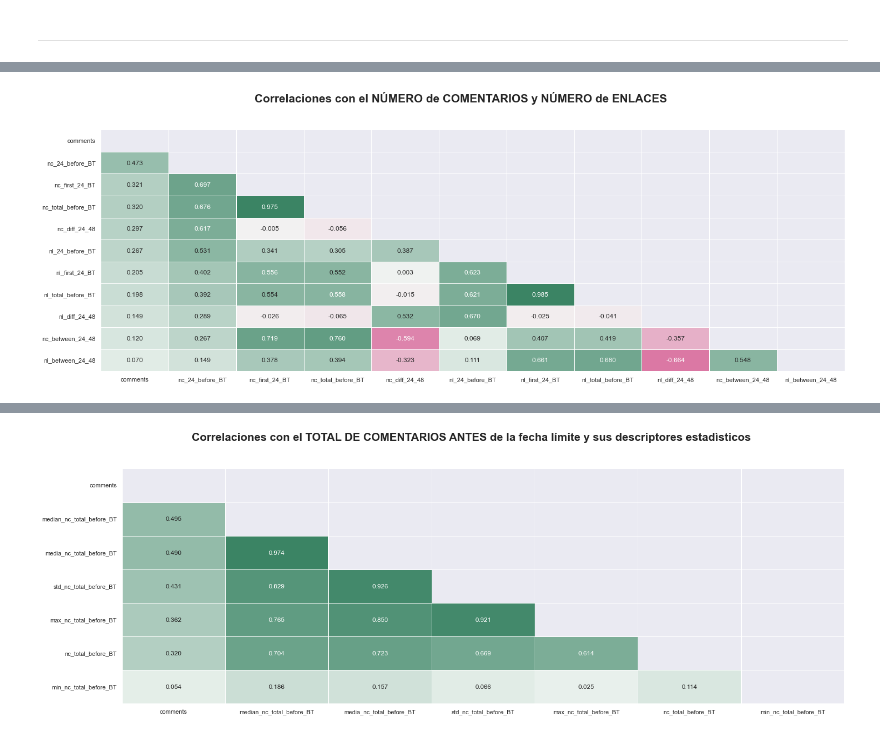
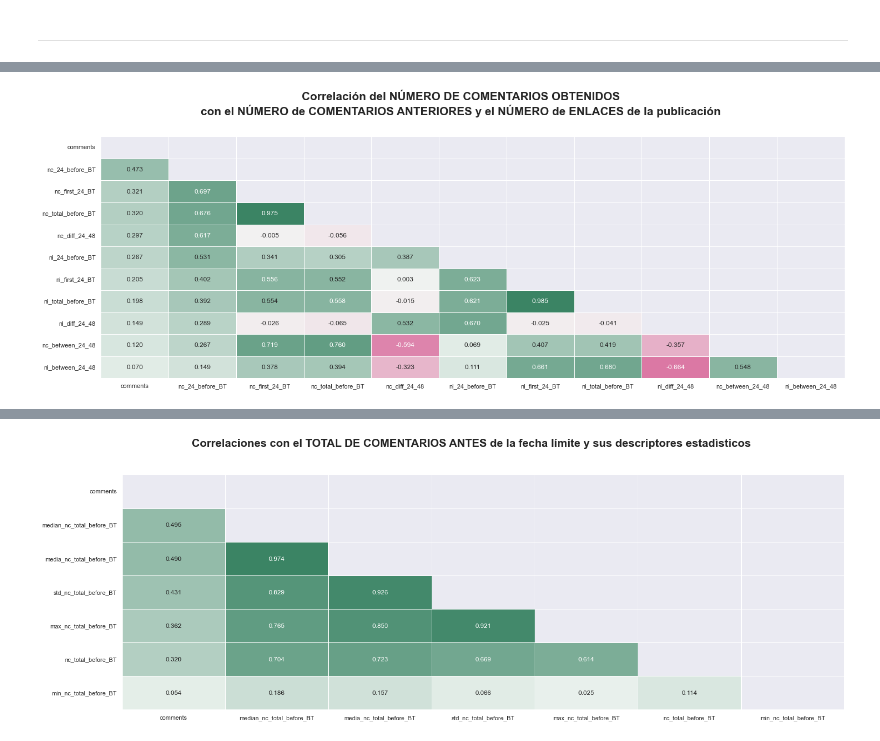
Before and after one commit to jtentor/DHDSFW, a Jupyter notebook: EDA_00.ipynb, the cells around one changed output, grey strips where cells are left out. Saved outputs shown, nothing was run; the diff lists cells and outputs as text; code cells hidden in the pictures.

```diff
--- a/EDA_00.ipynb
+++ b/EDA_00.ipynb
@@ -117,12 +117,13 @@ def blogData_labels(data) :
 labels = blogData_labels(data)
 target = 'comments'
 # %%
-def set_figure(row, col, suptitle) :
+def set_figure(row, col, suptitle=None) :
     u''' Activate matplot figure setting size and super title
     '''
     fig = plt.figure(figsize=(row, col));
-    fig.suptitle(suptitle,
-                 verticalalignment='center', fontsize='xx-large', fontweight='extra bold');
+    if suptitle != None :
+        fig.suptitle(suptitle,
+                     verticalalignment='center', fontsize='xx-large', fontweight='extra bold');
     return fig
 # %%
 def show_corr(data, target) :
@@ -146,6 +153,6 @@ def show_corr(data, target) :
 # %%
 
-fig = set_figure(24, 8, suptitle='Correlaciones con el NÚMERO de COMENTARIOS y NÚMERO de ENLACES')
+fig = set_figure(24, 8, suptitle='Correlación del NÚMERO DE COMENTARIOS OBTENIDOS\ncon el NÚMERO de COMENTARIOS ANTERIORES y el NÚMERO de ENLACES de la publicación')
 show_corr(data=data[labels['nc'] + labels['nl'] + [target]], target=target)
 # %% [output]
-[figure, old version]
+[figure, new version]
```
Also changed, not shown: parts of 3 cells of this notebook, 6 other files.
